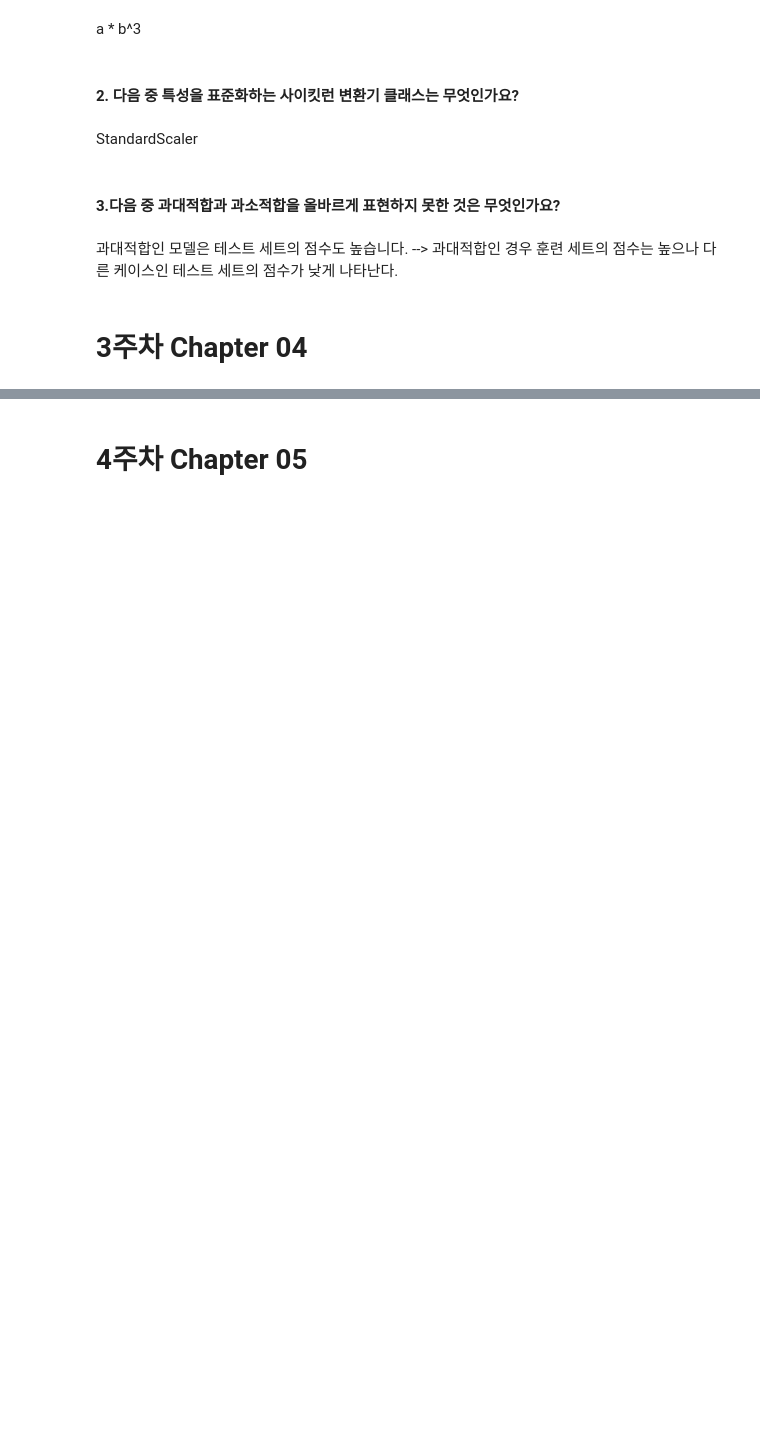
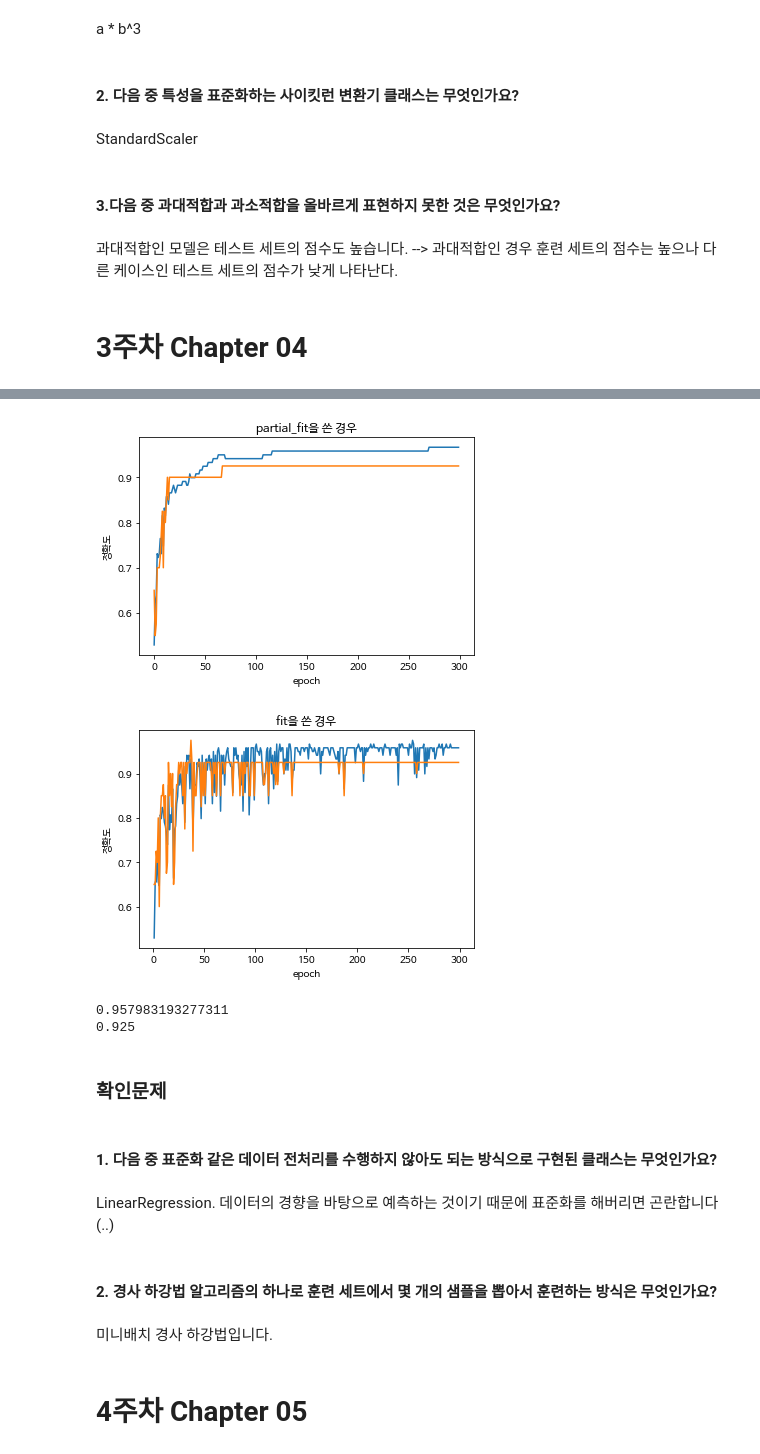
Before and after one commit to progh2/singlestudymldl, a Jupyter notebook: 2022혼공머신.ipynb, the cells around one changed output, grey strips where cells are left out. Cells and saved outputs as stored; diff of their text form; code cells hidden in the pictures; blank space fills up the shorter version.

```diff
--- a/2022혼공머신.ipynb
+++ b/2022혼공머신.ipynb
@@ -1163,0 +1190,4 @@ StandardScaler
+# %%
+fish_target = fish['Species'].to_numpy()
+from sklearn.model_selection import train_test_split
+train_input, test_input, train_target, test_target = train_test_split(fish_input, fish_target, random_state=42)
@@ -1163,0 +1344,15 @@ StandardScaler
+# %%
+import pandas as pd
+fish = pd.read_csv('https://bit.ly/fish_csv_data')
+fish_input = fish[['Weight', 'Length', 'Diagonal', 'Height', 'Width']].to_numpy()
+fish_target=fish['Species'].to_numpy()
+
+from sklearn.model_selection import train_test_split
+train_input, test_input, tarin_target, tets_target = train_test_split(
+    fish_input, fish_target, random_state=42)
+
+from sklearn.preprocessing import StandardScaler
+ss = StandardScaler()
+ss.fit(train_input)
+train_scaled = ss.transform(train_input)
+test_scaled = ss.transform(test_input)
@@ -1163,0 +1393,47 @@ StandardScaler
+# %%
+from sklearn.linear_model import SGDClassifier
+# SGDClssifier는 확률적경사하강법만 지원한다. 미니배치, 배치는 X
+sc = SGDClassifier(loss='log', max_iter=10, random_state=42)
+train_score = []
+test_score = []
+
+# fit 없이 partial_fit만 쓰려면 미리 클래스들을 알려줘야 한다.(타깃과 같게 만들어줘야 한다.)
+classes = np.unique(train_target)
+for x in range(0, 300):
+  sc.partial_fit(train_scaled, train_target, classes=classes)
+  train_score.append(sc.score(train_scaled, train_target))
+  test_score.append(sc.score(test_scaled, test_target))
+  if x in range(100,120):
+    print(x, ":", train_score[len(train_score)-1], test_score[len(test_score)-1])
+
+import matplotlib.pyplot as plt
+plt.plot(range(0, 300), train_score)
+plt.plot(range(0, 300), test_score)
+plt.xlabel('epoch')
+plt.ylabel('정확도')
+plt.title('partial_fit을 쓴 경우')
+plt.show()
+
+train_score = []
+test_score = []
+# 그래프로 확인해봤을 때 에포크  100 정도가 적절한 값으로 생각된다.(조기종료)
+for x in range(1, 300):
+  sc= SGDClassifier(loss='log', max_iter=x, tol=None, random_state=42)
+  sc.fit(train_scaled, train_target)
+  train_score.append(sc.score(train_scaled, train_target))
+  test_score.append(sc.score(test_scaled, test_target))
+  #print(x, ":", train_score[len(train_score)-1], test_score[len(test_score)-1])
+
+import matplotlib.pyplot as plt
+plt.plot(range(1, 300), train_score)
+plt.plot(range(1, 300), test_score)
+plt.xlabel('epoch')
+plt.ylabel('정확도')
+plt.title('fit을 쓴 경우')
+plt.show()
+
+sc= SGDClassifier(loss='log', max_iter=100, tol=None, random_state=42)
+sc.fit(train_scaled, train_target)
+print(sc.score(train_scaled, train_target))
+print(sc.score(test_scaled, test_target))
+# %% [output]
@@ -1164,3 +1460,17 @@ StandardScaler
+[figure, added]
+[figure, added]
+0.957983193277311
+0.925
+# %% [markdown]
+### 확인문제
+# %% [markdown]
+#### 1. 다음 중 표준화 같은 데이터 전처리를 수행하지 않아도 되는 방식으로 구현된 클래스는 무엇인가요?
+# %% [markdown]
+LinearRegression. 데이터의 경향을 바탕으로 예측하는 것이기 때문에 표준화를 해버리면 곤란합니다(..)
+# %% [markdown]
+#### 2. 경사 하강법 알고리즘의 하나로 훈련 세트에서 몇 개의 샘플을 뽑아서 훈련하는 방식은 무엇인가요?
+# %% [markdown]
+미니배치 경사 하강법입니다.
 # %% [markdown]
 # 4주차 Chapter 05
 # %% [markdown]
```
Also changed, not shown: parts of 54 cells of this notebook.
